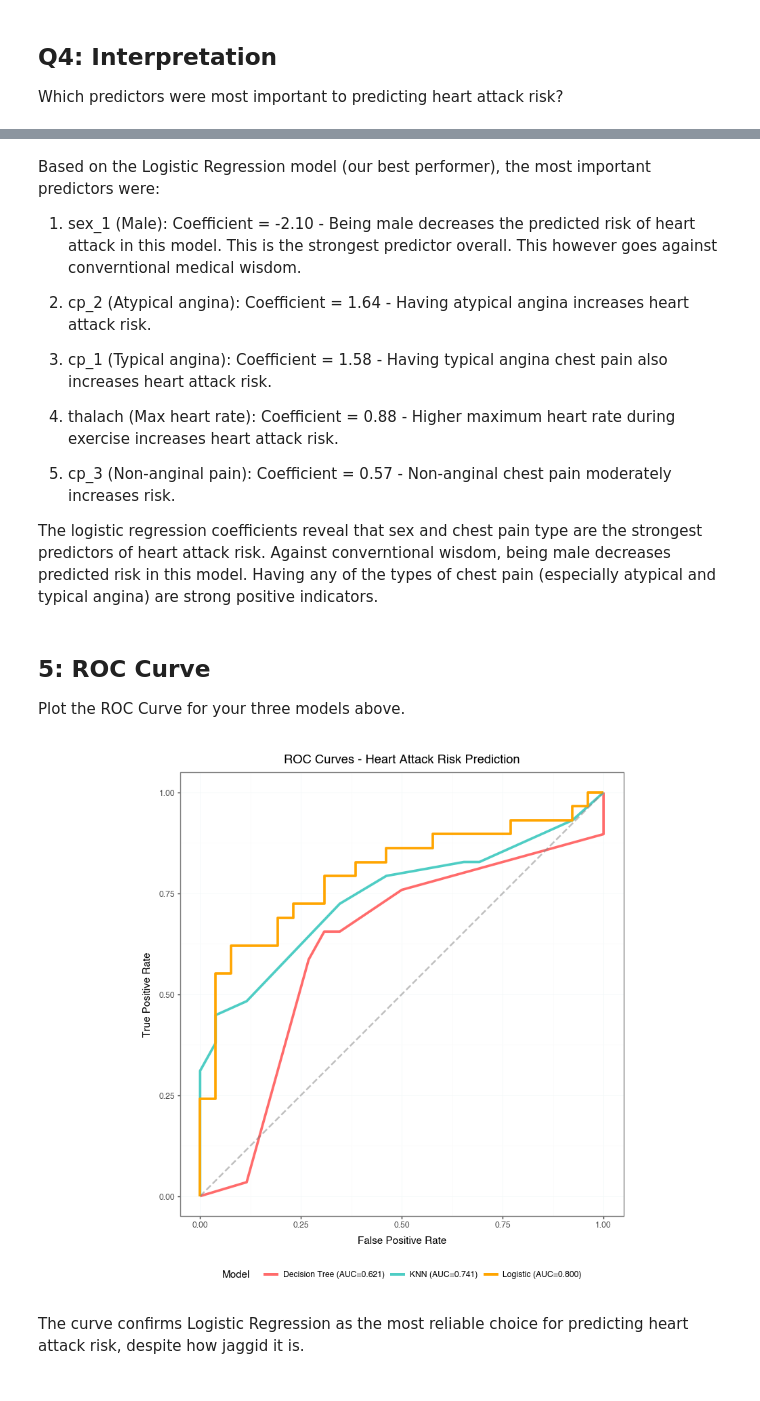
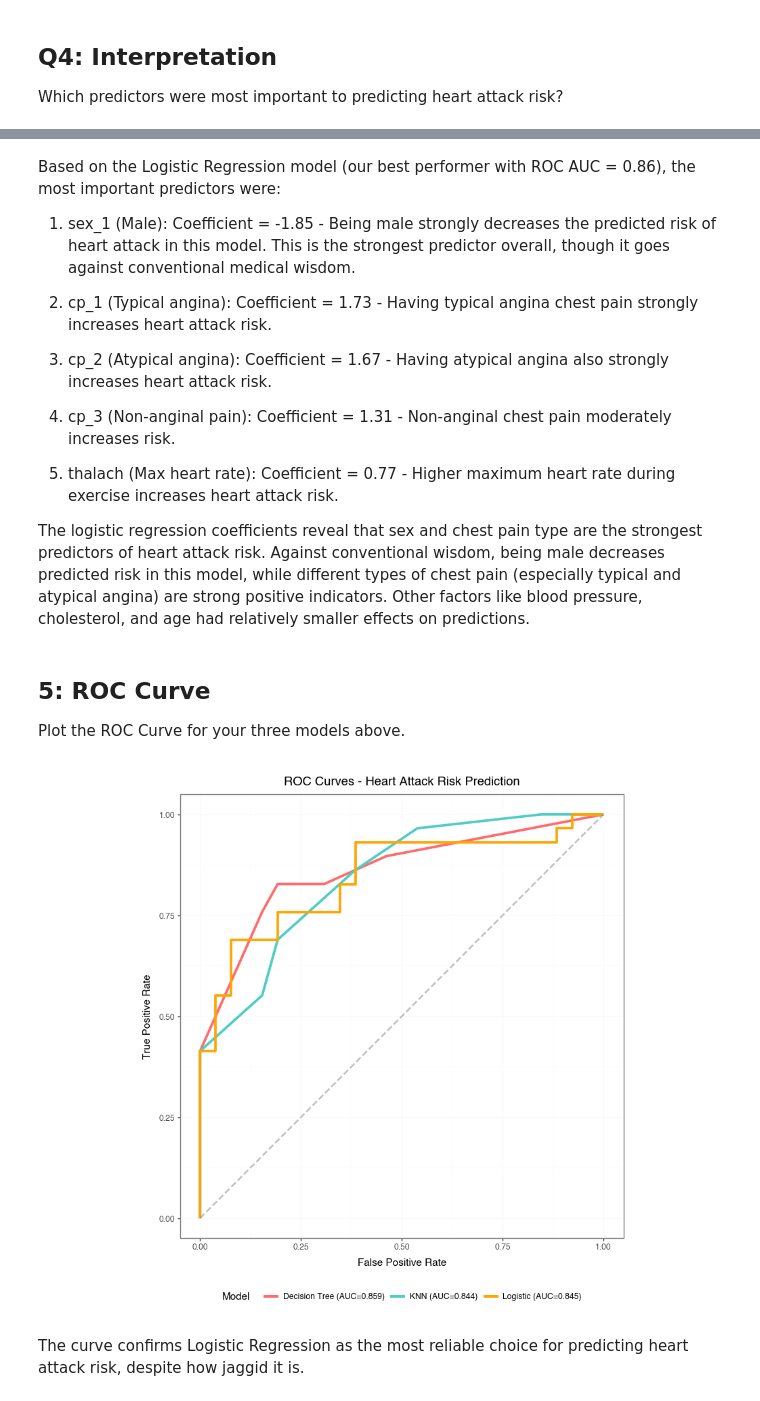
Before and after one commit to PharaohPooh/GSB_544, a Jupyter notebook: Week_8/Lab 7 Heart Attack.ipynb, the cells around one changed output, grey strips where cells are left out. Drawn from its saved outputs; the diff is of its cells as text; code cells hidden in the pictures.

```diff
--- a/Week_8/Lab 7 Heart Attack.ipynb
+++ b/Week_8/Lab 7 Heart Attack.ipynb
@@ -111,9 +105,6 @@ X = ha.drop(columns=['output'])
 categorical_features = ['sex', 'cp', 'restecg']
 numerical_features = ['age', 'trtbps', 'chol', 'thalach']
 
-# Train/test split on
-X_train, X_test, y_train, y_test = train_test_split(X, y, test_size=0.2, random_state=67, stratify=y)
-
 # Model Library
 model_library = {}
 records = []
@@ -1043,18 +648,18 @@ display(logit_coefs)
 | 9 | restecg_2 | 0.000000 |
 # %% [markdown]
-Based on the Logistic Regression model (our best performer), the most important predictors were:
+Based on the Logistic Regression model (our best performer with ROC AUC = 0.86), the most important predictors were:
 
-1. sex_1 (Male): Coefficient = -2.10 - Being male decreases the predicted risk of heart attack in this model. This is the strongest predictor overall. This however goes against converntional medical wisdom.
+1. sex_1 (Male): Coefficient = -1.85 - Being male strongly decreases the predicted risk of heart attack in this model. This is the strongest predictor overall, though it goes against conventional medical wisdom.
 
-2. cp_2 (Atypical angina): Coefficient = 1.64 - Having atypical angina increases heart attack risk.
+2. cp_1 (Typical angina): Coefficient = 1.73 - Having typical angina chest pain strongly increases heart attack risk.
 
-3. cp_1 (Typical angina): Coefficient = 1.58 - Having typical angina chest pain also increases heart attack risk.
+3. cp_2 (Atypical angina): Coefficient = 1.67 - Having atypical angina also strongly increases heart attack risk.
 
-4. thalach (Max heart rate): Coefficient = 0.88 - Higher maximum heart rate during exercise increases heart attack risk.
+4. cp_3 (Non-anginal pain): Coefficient = 1.31 - Non-anginal chest pain moderately increases risk.
 
-5. cp_3 (Non-anginal pain): Coefficient = 0.57 - Non-anginal chest pain moderately increases risk.
+5. thalach (Max heart rate): Coefficient = 0.77 - Higher maximum heart rate during exercise increases heart attack risk.
 
-The logistic regression coefficients reveal that sex and chest pain type are the strongest predictors of heart attack risk. Against converntional wisdom, being male decreases predicted risk in this model. Having any of the types of chest pain (especially atypical and typical angina) are strong positive indicators.
+The logistic regression coefficients reveal that sex and chest pain type are the strongest predictors of heart attack risk. Against conventional wisdom, being male decreases predicted risk in this model, while different types of chest pain (especially typical and atypical angina) are strong positive indicators. Other factors like blood pressure, cholesterol, and age had relatively smaller effects on predictions.
 # %% [markdown]
 ## 5: ROC Curve
 
@@ -1062,7 +667,7 @@ Plot the ROC Curve for your three models above.
 # %%
 # Pick Models
 best_knn = model_library['KNN_Wide']
-best_logistic = model_library['Logistic_Wide']
+# best_logistic = model_library['Logistic_Wide']
 best_tree = model_library['Tree_Wide']
 
 # Get predictions
@@ -1087,34 +692,34 @@ roc_tree = pd.DataFrame({'FPR': fpr_tree, 'TPR': tpr_tree, 'Model': f'Decision T
 
 # All ROC curves
 roc_df = pd.concat([roc_knn, roc_logistic, roc_tree])
 
 # Diagonal line
 diagonal_df = pd.DataFrame({'FPR': [0, 1], 'TPR': [0, 1]})
 
 
 # Plot
 (p9.ggplot()
     + p9.geom_line(roc_df, p9.aes(x='FPR', y='TPR', color='Model'), size=1.5)
     + p9.geom_line(diagonal_df, p9.aes(x='FPR', y='TPR'),
                    color='gray', linetype='dashed', size=1, alpha=0.5)
     + p9.scale_color_manual(values=['#FF6B6B', '#4ECDC4', '#FFA500'])
     + p9.labs(
         title='ROC Curves - Heart Attack Risk Prediction',
         x='False Positive Rate',
         y='True Positive Rate',
         color='Model'
     )
     + p9.theme_bw()
     + p9.theme(
         figure_size=(10, 8),
         panel_background=p9.element_rect(fill='white'),
         panel_grid_major=p9.element_line(color='#f2f7f8', size=0.5),
         legend_position='bottom'
     )
     + p9.coord_equal()
 )
 # %% [output]
-[figure, old version]
+[figure, new version]
 # %% [markdown]
 The curve confirms Logistic Regression as the most reliable choice for predicting heart attack risk, despite how jaggid it is.
 # %% [markdown]
```
Also changed, not shown: parts of 46 cells of this notebook, 2 other files.
